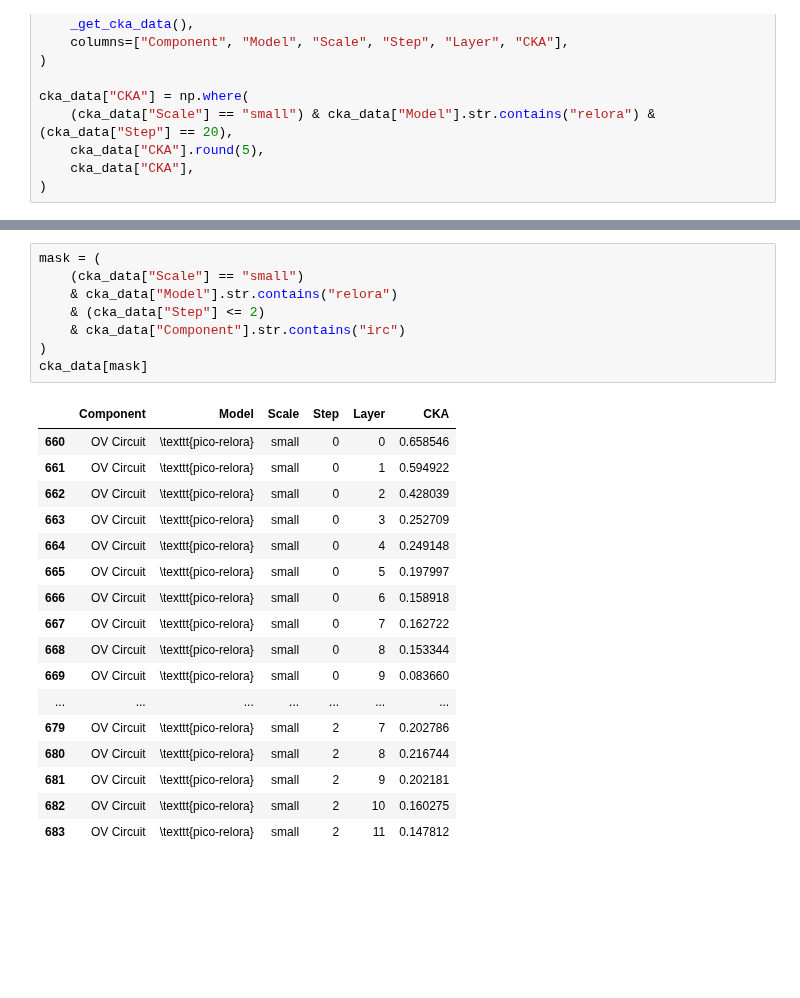
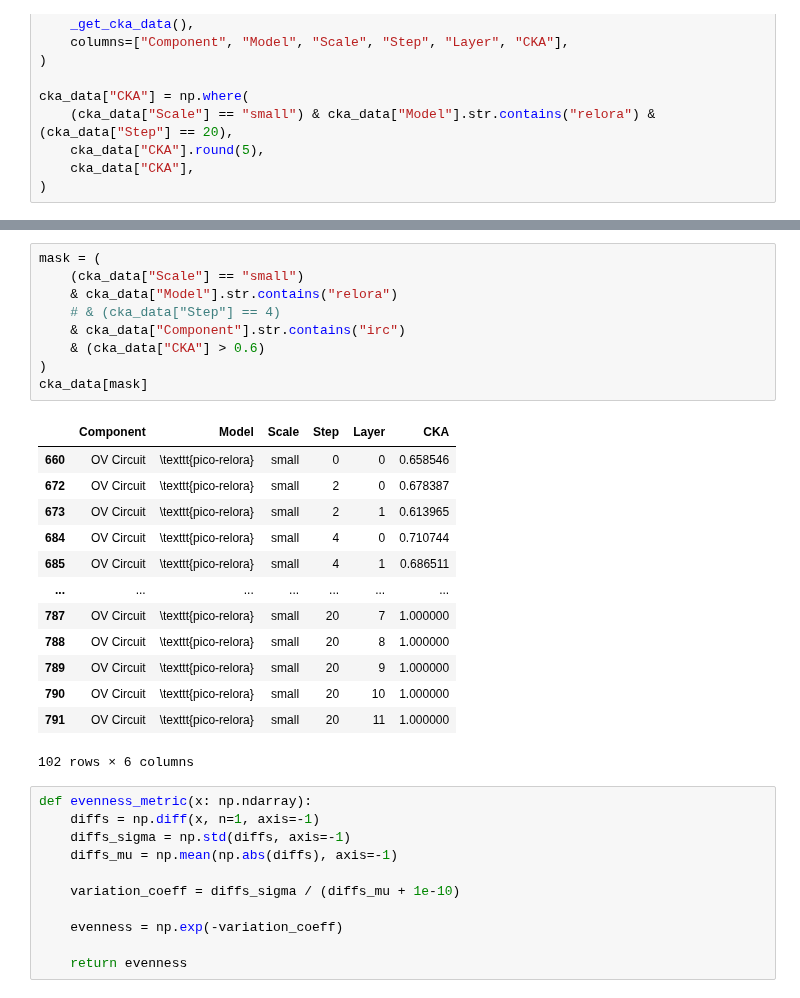
Before and after one commit to Yu-val-weiss/relora-pico, a Jupyter notebook: notebooks/cka-plots.ipynb, the cells around one changed output, grey strips where cells are left out. Cells and saved outputs as stored; diff of their text form; blank space fills up the shorter version.

```diff
--- a/notebooks/cka-plots.ipynb
+++ b/notebooks/cka-plots.ipynb
@@ -161,26 +166,34 @@ plt.show()
 # %%
 mask = (
     (cka_data["Scale"] == "small")
     & cka_data["Model"].str.contains("relora")
-    & (cka_data["Step"] <= 2)
+    # & (cka_data["Step"] == 4)
     & cka_data["Component"].str.contains("irc")
+    & (cka_data["CKA"] > 0.6)
 )
 cka_data[mask]
 # %% [output]
 |  | Component | Model | Scale | Step | Layer | CKA |
 | 660 | OV Circuit | \texttt{pico-relora} | small | 0 | 0 | 0.658546 |
-| 661 | OV Circuit | \texttt{pico-relora} | small | 0 | 1 | 0.594922 |
-| 662 | OV Circuit | \texttt{pico-relora} | small | 0 | 2 | 0.428039 |
-| 663 | OV Circuit | \texttt{pico-relora} | small | 0 | 3 | 0.252709 |
-| 664 | OV Circuit | \texttt{pico-relora} | small | 0 | 4 | 0.249148 |
-| 665 | OV Circuit | \texttt{pico-relora} | small | 0 | 5 | 0.197997 |
-| 666 | OV Circuit | \texttt{pico-relora} | small | 0 | 6 | 0.158918 |
-| 667 | OV Circuit | \texttt{pico-relora} | small | 0 | 7 | 0.162722 |
-| 668 | OV Circuit | \texttt{pico-relora} | small | 0 | 8 | 0.153344 |
-| 669 | OV Circuit | \texttt{pico-relora} | small | 0 | 9 | 0.083660 |
+| 672 | OV Circuit | \texttt{pico-relora} | small | 2 | 0 | 0.678387 |
+| 673 | OV Circuit | \texttt{pico-relora} | small | 2 | 1 | 0.613965 |
+| 684 | OV Circuit | \texttt{pico-relora} | small | 4 | 0 | 0.710744 |
+| 685 | OV Circuit | \texttt{pico-relora} | small | 4 | 1 | 0.686511 |
 | ... | ... | ... | ... | ... | ... | ... |
-| 679 | OV Circuit | \texttt{pico-relora} | small | 2 | 7 | 0.202786 |
-| 680 | OV Circuit | \texttt{pico-relora} | small | 2 | 8 | 0.216744 |
-| 681 | OV Circuit | \texttt{pico-relora} | small | 2 | 9 | 0.202181 |
-| 682 | OV Circuit | \texttt{pico-relora} | small | 2 | 10 | 0.160275 |
-| 683 | OV Circuit | \texttt{pico-relora} | small | 2 | 11 | 0.147812 |
+| 787 | OV Circuit | \texttt{pico-relora} | small | 20 | 7 | 1.000000 |
+| 788 | OV Circuit | \texttt{pico-relora} | small | 20 | 8 | 1.000000 |
+| 789 | OV Circuit | \texttt{pico-relora} | small | 20 | 9 | 1.000000 |
+| 790 | OV Circuit | \texttt{pico-relora} | small | 20 | 10 | 1.000000 |
+| 791 | OV Circuit | \texttt{pico-relora} | small | 20 | 11 | 1.000000 |
+102 rows × 6 columns
+# %%
+def evenness_metric(x: np.ndarray):
+    diffs = np.diff(x, n=1, axis=-1)
+    diffs_sigma = np.std(diffs, axis=-1)
+    diffs_mu = np.mean(np.abs(diffs), axis=-1)
+
+    variation_coeff = diffs_sigma / (diffs_mu + 1e-10)
+
+    evenness = np.exp(-variation_coeff)
+
+    return evenness
```
Also changed, not shown: parts of 5 cells of this notebook, 14 other files.
